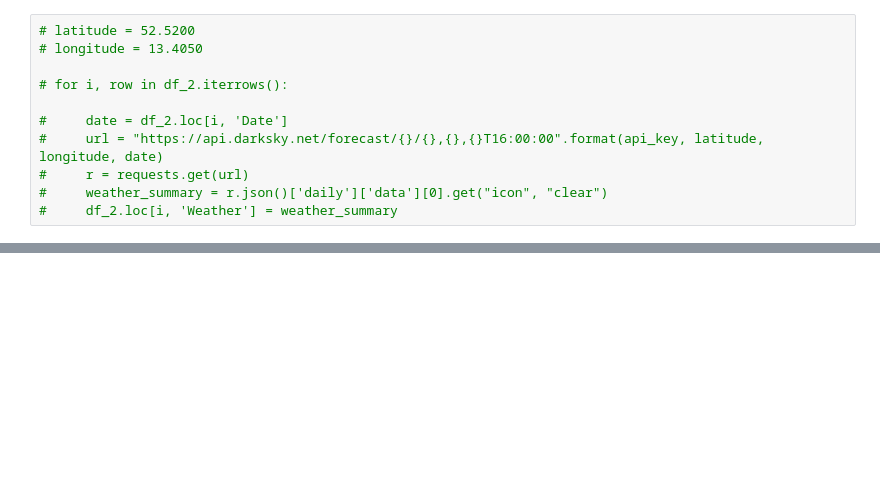
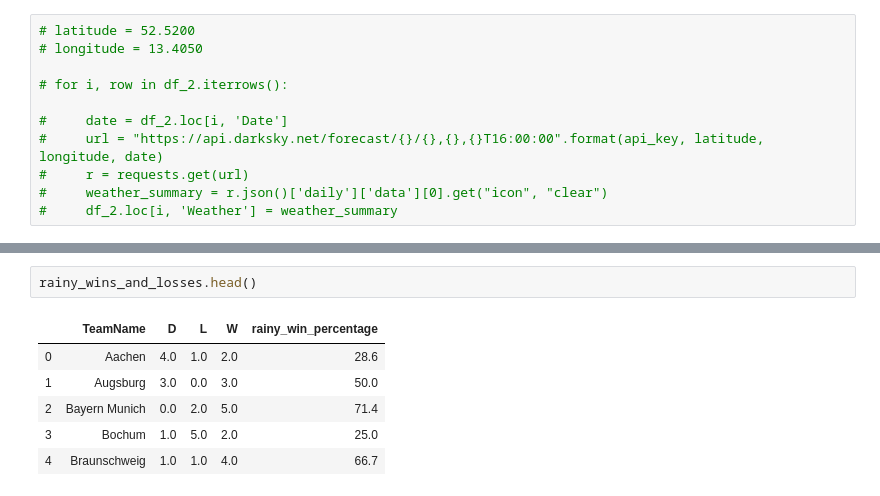
Before and after one commit to ravimalde/football_weather_project, a Jupyter notebook: project_2_football_and_weather_RM.ipynb, the cells around one changed output, grey strips where cells are left out. Cells and saved outputs as stored; diff of their text form; blank space fills up the shorter version.

```diff
--- a/project_2_football_and_weather_RM.ipynb
+++ b/project_2_football_and_weather_RM.ipynb
@@ -300,0 +323,9 @@ for i, row in df_rainy_matches.iterrows():
+# %%
+rainy_wins_and_losses.head()
+# %% [output]
+|  | TeamName | D | L | W | rainy_win_percentage |
+| 0 | Aachen | 4.0 | 1.0 | 2.0 | 28.6 |
+| 1 | Augsburg | 3.0 | 0.0 | 3.0 | 50.0 |
+| 2 | Bayern Munich | 0.0 | 2.0 | 5.0 | 71.4 |
+| 3 | Bochum | 1.0 | 5.0 | 2.0 | 25.0 |
+| 4 | Braunschweig | 1.0 | 1.0 | 4.0 | 66.7 |
```
Also changed, not shown: parts of 34 cells of this notebook.
